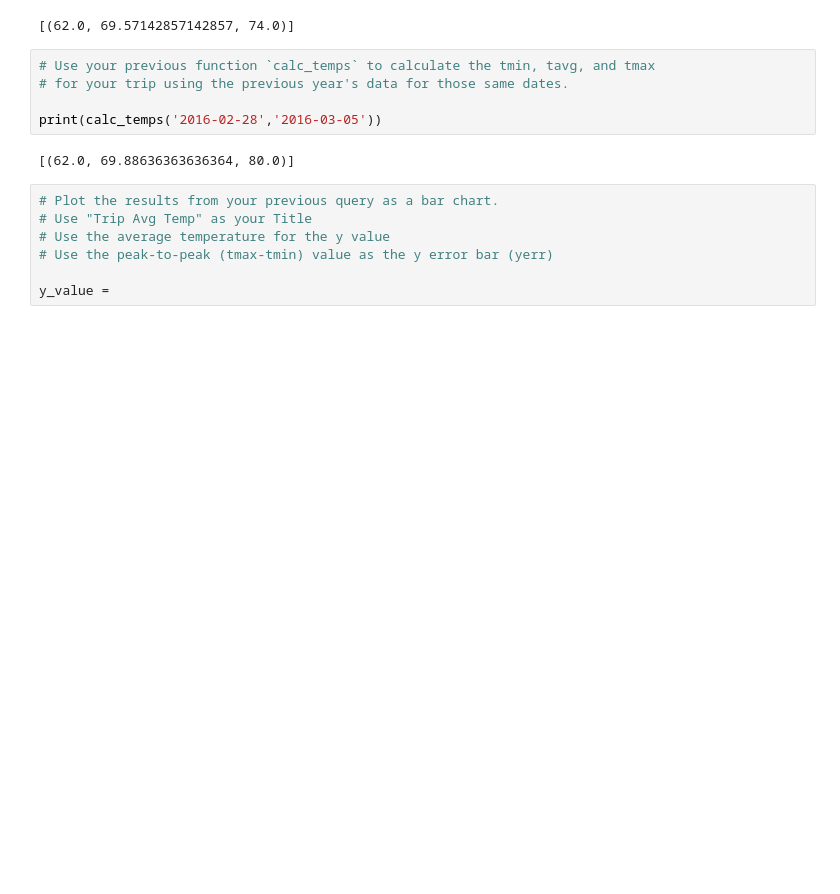
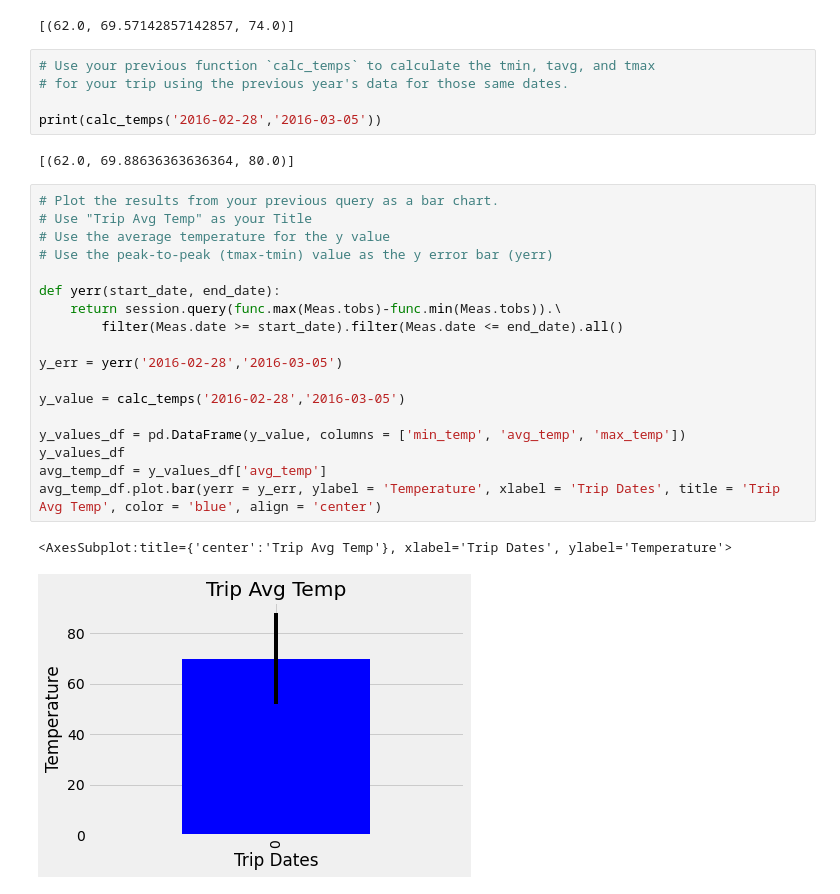
Before and after one commit to mltolman/sqlalchemy-challenge, a Jupyter notebook: Instructions/climate_starter.ipynb, the cells around one changed output. Drawn from its saved outputs; the diff is of its cells as text; blank space fills up the shorter version.

```diff
--- a/Instructions/climate_starter.ipynb
+++ b/Instructions/climate_starter.ipynb
@@ -206,10 +211,24 @@ print(calc_temps('2016-02-28','2016-03-05'))
 # %%
 # Plot the results from your previous query as a bar chart.
 # Use "Trip Avg Temp" as your Title
 # Use the average temperature for the y value
 # Use the peak-to-peak (tmax-tmin) value as the y error bar (yerr)
 
-y_value =
+def yerr(start_date, end_date):
+    return session.query(func.max(Meas.tobs)-func.min(Meas.tobs)).\
+        filter(Meas.date >= start_date).filter(Meas.date <= end_date).all()
+
+y_err = yerr('2016-02-28','2016-03-05')
+
+y_value = calc_temps('2016-02-28','2016-03-05')
+
+y_values_df = pd.DataFrame(y_value, columns = ['min_temp', 'avg_temp', 'max_temp'])
+y_values_df
+avg_temp_df = y_values_df['avg_temp']
+avg_temp_df.plot.bar(yerr = y_err, ylabel = 'Temperature', xlabel = 'Trip Dates', title = 'Trip Avg Temp', color = 'blue', align = 'center')
+# %% [output]
+<AxesSubplot:title={'center':'Trip Avg Temp'}, xlabel='Trip Dates', ylabel='Temperature'>
+[figure, added]
 # %%
 # Calculate the total amount of rainfall per weather station for your trip dates using the previous year's matching dates.
 # Sort this in descending order by precipitation amount and list the station, name, latitude, longitude, and elevation
```
Also changed, not shown: parts of 6 cells of this notebook.
